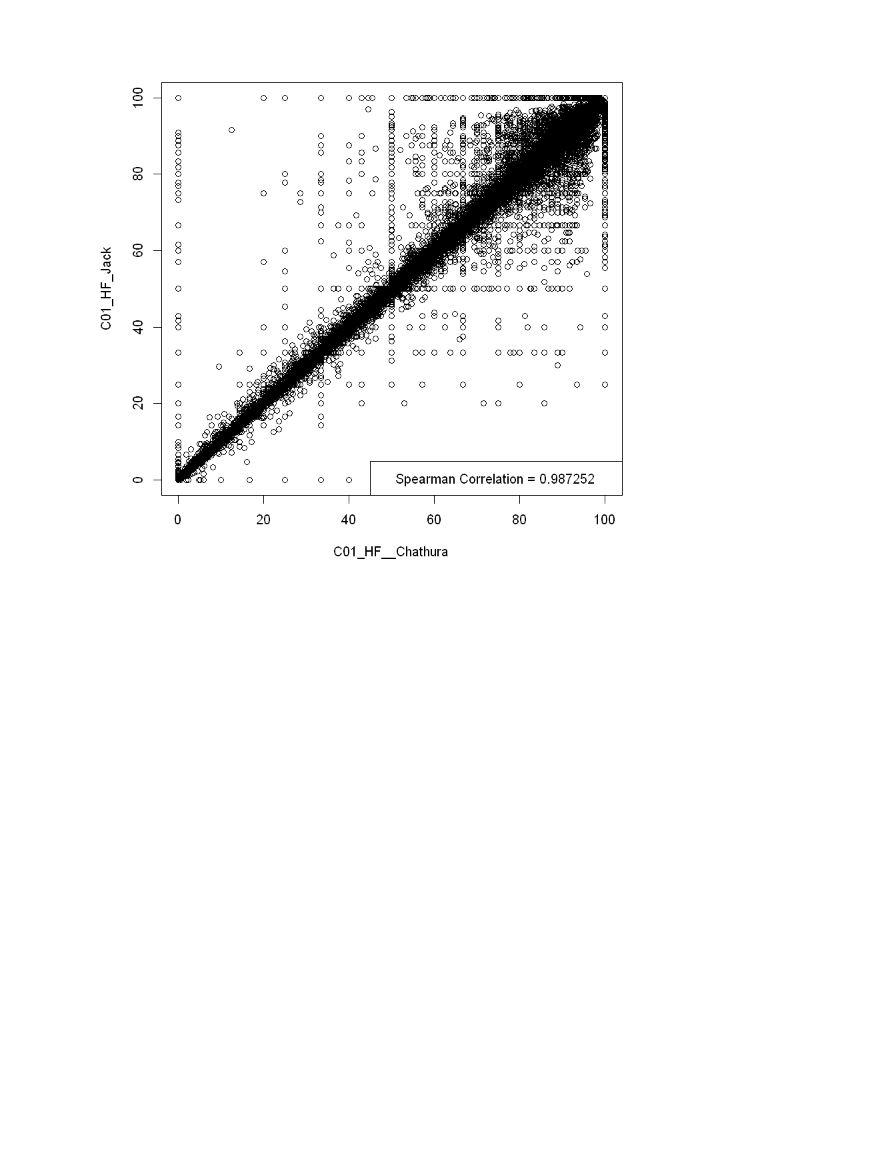
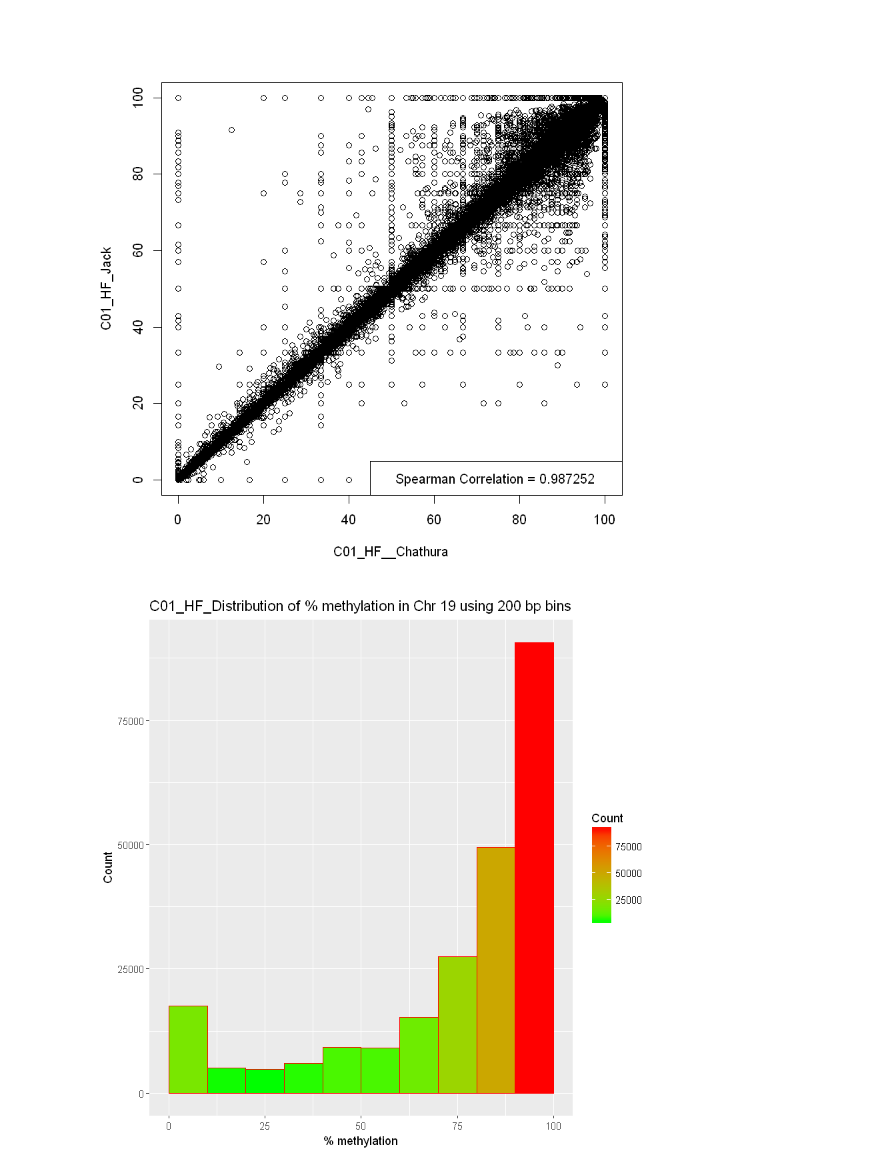
Before and after one commit to computational-epigenetics-section/bisulfite-seq-data-analysis-pipeline, a Jupyter notebook: bisulfite sequencing pipeline.ipynb, the cells around one changed output. Cells and saved outputs as stored; diff of their text form; code cells hidden in the pictures; blank space fills up the shorter version.

```diff
--- a/bisulfite sequencing pipeline.ipynb
+++ b/bisulfite sequencing pipeline.ipynb
@@ -552,0 +562,11 @@ legend(x='bottomright', legend=paste('Spearman Correlation =',round(cor(C01_HF_m
+# %%
+CO1_HF<-read.csv("./sanity_check/C01_HF_chr19_1_Chathura.csv")
+ggplot(data=CO1_HF, aes(CO1_HF$Avg.Methylation)) +
+  geom_histogram(breaks=seq(0, 100, by =10),
+                 col="red",
+                 aes(fill=..count..)) +
+  scale_fill_gradient("Count", low = "green", high = "red") +
+  labs(title="C01_HF_Distribution of % methylation in Chr 19 using 200 bp bins") +
+  labs(x="% methylation", y="Count")
+# %% [output]
+[figure, added]
```
Also changed, not shown: parts of 5 cells of this notebook, 6 other files.
